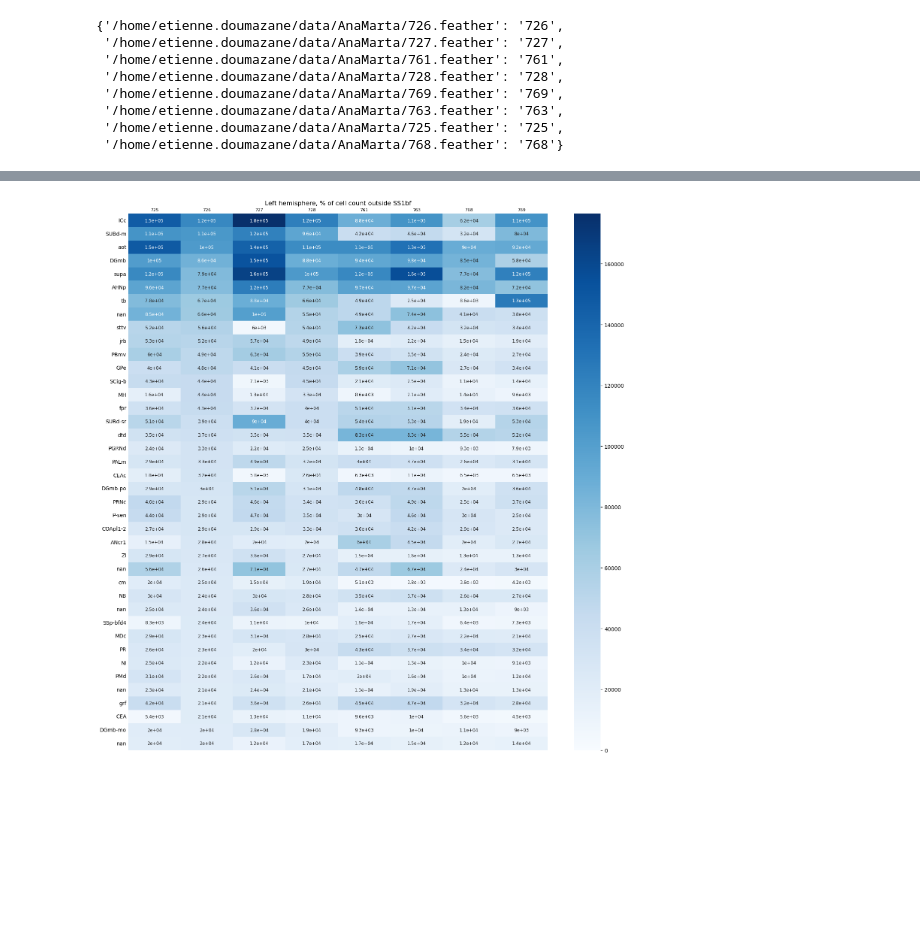
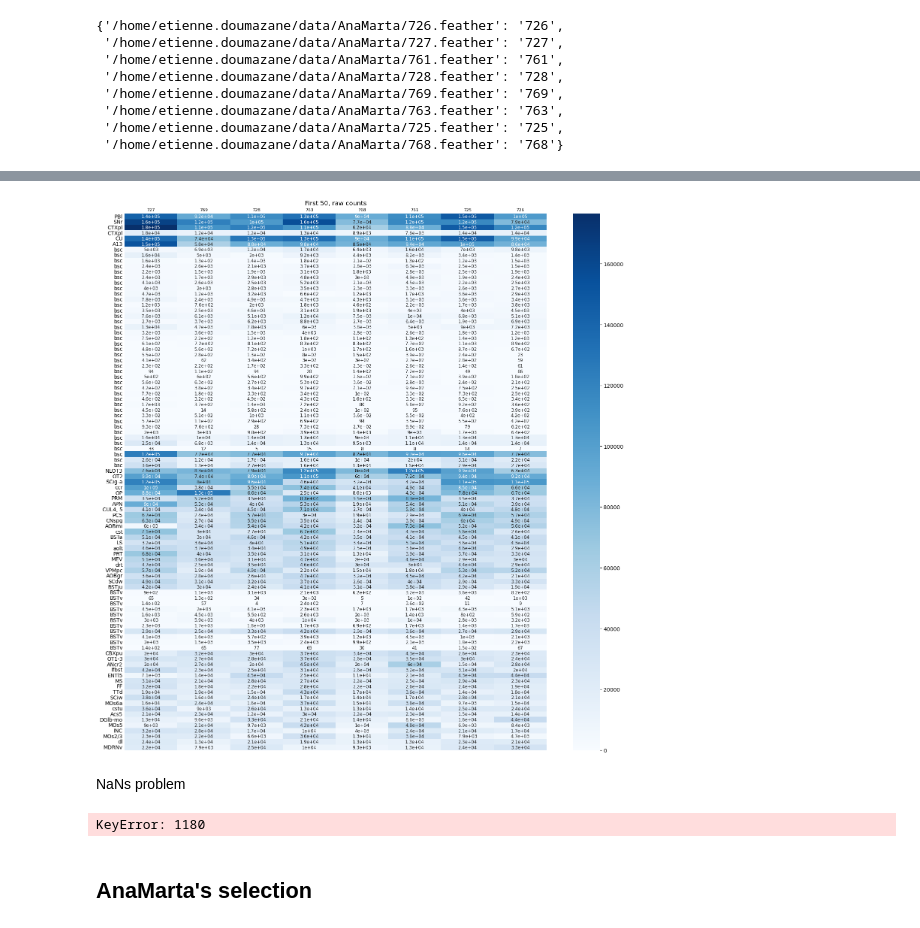
Before and after one commit to E-Dmz/tools_edmz, a Jupyter notebook: notebooks/Exploration AnaMarta.ipynb, the cells around one changed output, grey strips where cells are left out. Cells and saved outputs as stored; diff of their text form; code cells hidden in the pictures; blank space fills up the shorter version.

Commit message:
modified AnaMarta exploration notebook

```diff
--- a/notebooks/Exploration AnaMarta.ipynb
+++ b/notebooks/Exploration AnaMarta.ipynb
@@ -153,0 +160,4 @@ def normalize_df(df: pd.DataFrame, df_normalize: pd.DataFrame) -> pd.DataFrame:
+# %%
+map_graph_order_to_id =  atlas.get_map_from("graph_order")
+# %%
+table['id'] = table.id.map(map_graph_order_to_id)
@@ -154,13 +166,8 @@ def normalize_df(df: pd.DataFrame, df_normalize: pd.DataFrame) -> pd.DataFrame:
+# %%
+structures_oi = table.set_index('id').mean(axis=1).sort_values(ascending=False).head(50).index.tolist()[1:]
 # %%
-# transform cells.feather into cell_count dataframes
-counts = [count_cells(path,) for path in sample_paths]
-# regroup all samples in one table ('id', 'hemisphere' and sample_names)
-table = group_counts(counts, sample_names)
-
-# collapse the count dataframe (first, areas not in structures_oi are kept)
-collapsed_table = collapse_structures(table, map_collapse)
 # keeps only the structures_oi (areas not in structures_oi are filtered out)
-filtered_table = filter_df(collapsed_table, structures_oi)
+filtered_table = filter_df(table, structures_oi)
 # %%
 # finally, get the annotation
 final_table = atlas.enrich_df(filtered_table).sort_values(by="id", key=lambda ids: ids.map(lambda id_: structures_oi.index(id_)))
@@ -213,8 +216,16 @@ def plot_heatmap(df, sample_names, cmap, use_cbar=True, use_ylabels=True):
 # %%
 plt.figure(figsize=(15, 15))
 plot_heatmap(final_table, sample_names_ordered,  "Blues",)
-plt.title('Left hemisphere, % of cell count outside SS1bf')
+plt.title('First 50, raw counts')
 plt.tight_layout()
-plt.savefig(FOLDER_FIGS + 'toto.svg')
+plt.savefig(FOLDER_FIGS + 'first_50.svg')
 # %% [output]
-[figure, old version]
+[figure, new version]
+# %% [markdown]
+NaNs problem
+# %%
+atlas.get_names([1180, 1183, 1194, 1193, 1134])
+# %% [output]
+KeyError: 1180
+# %% [markdown]
+## AnaMarta's selection
```
Also changed, not shown: parts of 49 cells of this notebook, 4 other files.
